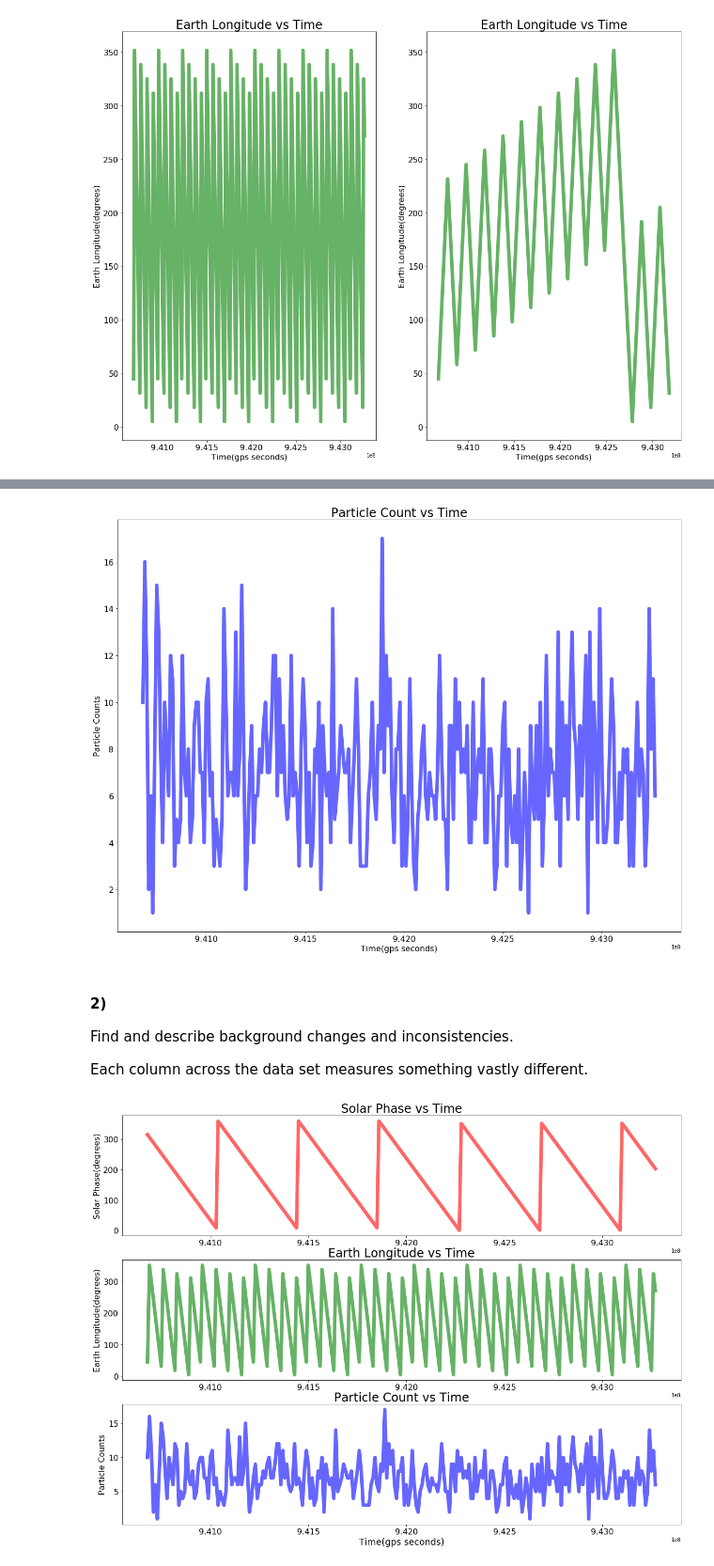
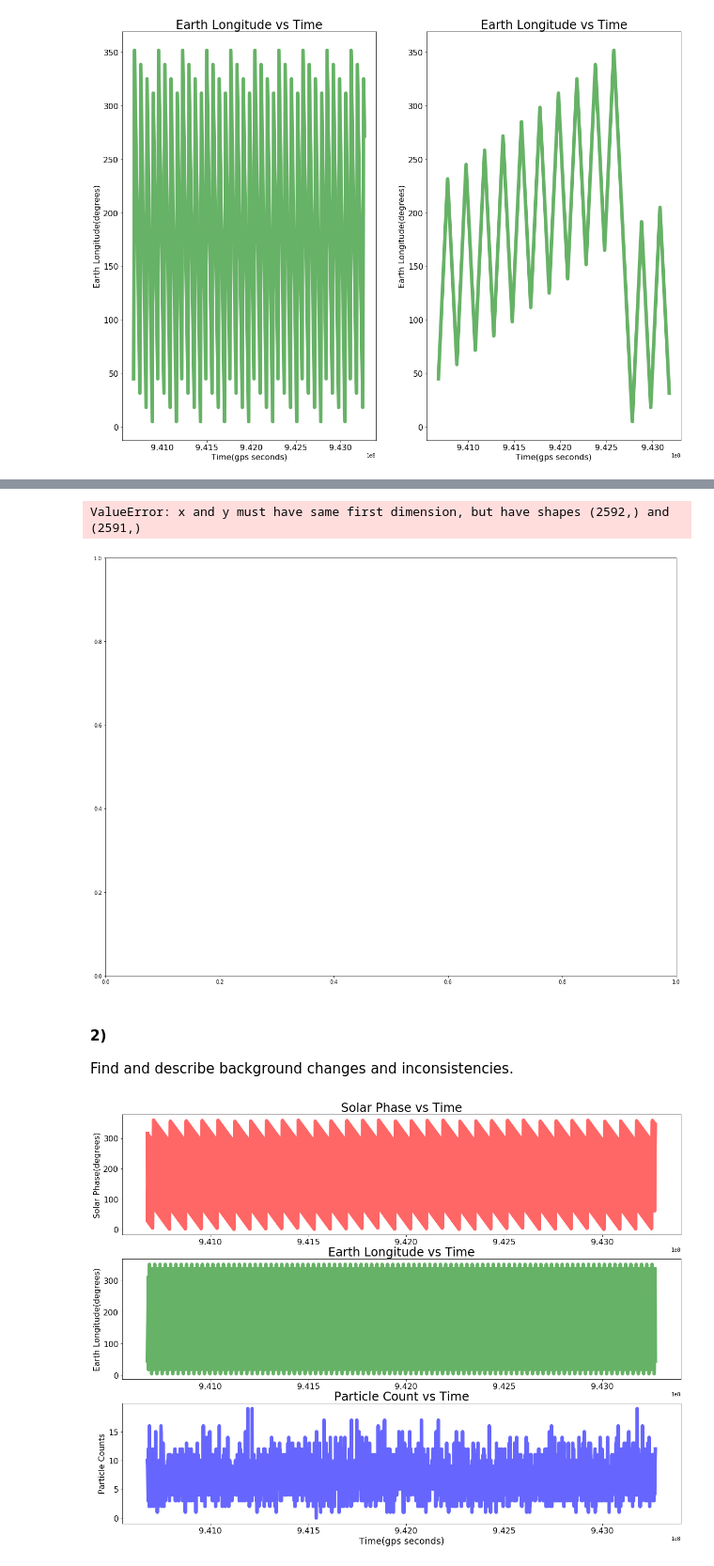
Before and after one commit to IgorBanin/Phys434, a Jupyter notebook: lab4.ipynb, the cells around one changed output, grey strips where cells are left out. Shown: that part at 94% size. Saved outputs shown, nothing was run; the diff lists cells and outputs as text; code cells hidden in the pictures.

```diff
--- a/lab4.ipynb
+++ b/lab4.ipynb
@@ -88,7 +92,22 @@ Since we are describing the probability of a given number of events occurring in
 # %%
 fig, ax = plt.subplots(1, 1)
 
-ax.plot(data[0,::100000], data[3,::100000],
+particleCount = []
+count = 0
+sum = 0
+for i in range(len(data[3,:])):
+    if count == 10000:
+        count = 0
+        val = sum / 10000
+        sum = 0
+        particleCount.append(val)
+    else:
+        count = count + 1
+        sum = sum + data[3, i]
+
+time = data[0,::10000]
+time = time[:-1]
+ax.plot(time, particleCount,
        'b', lw=7, alpha=0.6)
 plt.tick_params(labelsize = 16)
 plt.title("Particle Count vs Time"
@@ -97,42 +116,41 @@ plt.xlabel("Time(gps seconds)", fontsize = 16)
 plt.ylabel('Particle Counts', fontsize = 16)
 plt.show()
 # %% [output]
+ValueError: x and y must have same first dimension, but have shapes (2592,) and (2591,)
-[figure, old version]
+[figure, new version]
 # %% [markdown]
 #### 2)
 Find and describe background changes and inconsistencies.
-
-Each column across the data set measures something vastly different.
 # %%
 plt.rcParams["figure.figsize"] = (20,15)
 
 plt.subplot(3,1,1)
 plt.title("Solar Phase vs Time"
           ,fontsize=24)
 #plt.xlabel("Time(gps seconds)", fontsize = 16)
 plt.ylabel('Solar Phase(degrees)', fontsize = 16)
 plt.tick_params(labelsize = 16)
-plt.plot(data[0,::100000], data[1,::100000],
+plt.plot(data[0,::10000], data[1,::10000],
        'r', lw=7, alpha=0.6)
 
 plt.subplot(3,1,2)
 plt.title("Earth Longitude vs Time"
           ,fontsize=24)
 #plt.xlabel("Time(gps seconds)", fontsize = 16)
 plt.ylabel('Earth Longitude(degrees)', fontsize = 16)
 plt.tick_params(labelsize = 16)
-plt.plot(data[0,::100000], data[2,::100000],
+plt.plot(data[0,::10000], data[2,::10000],
        'g', lw=7, alpha=0.6)
 
 plt.subplot(3,1,3)
 plt.tick_params(labelsize = 16)
 plt.title("Particle Count vs Time"
           ,fontsize=24)
 plt.xlabel("Time(gps seconds)", fontsize = 18)
 plt.ylabel('Particle Counts', fontsize = 16)
-plt.plot(data[0,::100000], data[3,::100000],
+plt.plot(data[0,::10000], data[3,::10000],
        'b', lw=7, alpha=0.6)
 
 plt.show()
 # %% [output]
-[figure, old version]
+[figure, new version]
```
Also changed, not shown: parts of 4 cells of this notebook.
